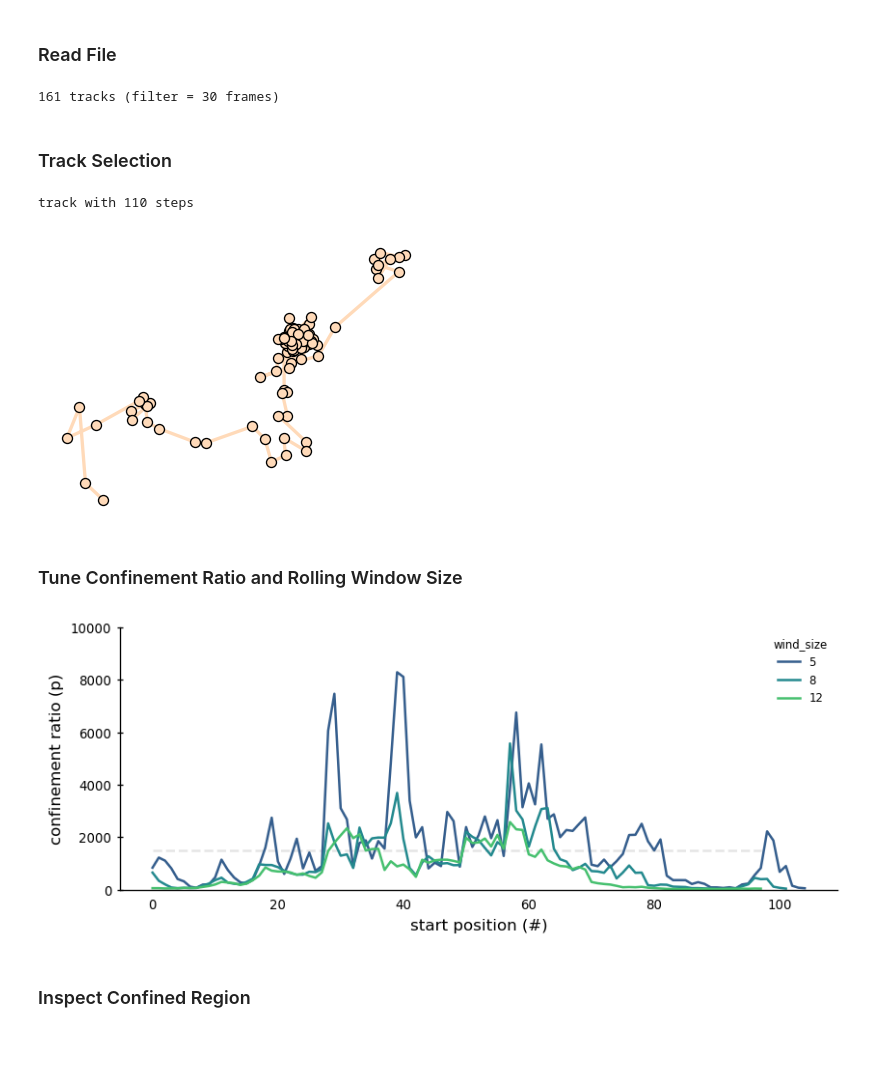
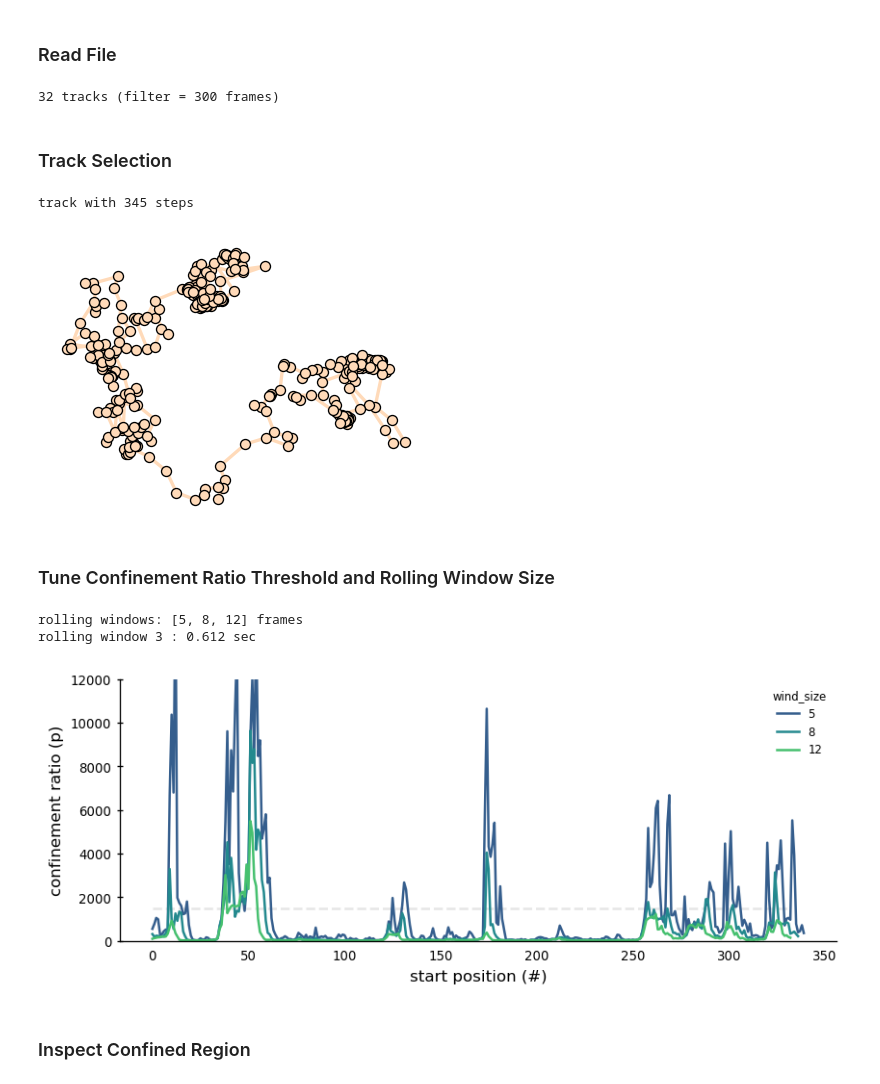
Before and after one commit to paulocaldas/Transient-Confinement-Analysis, a Jupyter notebook: Tune-Parameters-Single-Track-Confinement-Classification.ipynb, the cells around one changed output. Cells and saved outputs as stored; diff of their text form; code cells hidden in the pictures; blank space fills up the shorter version.

```diff
--- a/Tune-Parameters-Single-Track-Confinement-Classification.ipynb
+++ b/Tune-Parameters-Single-Track-Confinement-Classification.ipynb
@@ -8,32 +15,34 @@
 ### Read File
 # %%
 file = 'trajectories-examples/LA_Time_Lapse_23.06.2021_12_57_25_Exp3_51ms_p2_Tracks.xml'
-min_track_len = 30
+min_track_len = 300
 
 from bkg_func import main, utils, conf_ratio_func
 all_tracks, frame_rate, n_tracks = main.ReadTracks(file, minlen = min_track_len)
 # %% [output]
-161 tracks (filter = 30 frames)
+32 tracks (filter = 300 frames)
 # %% [markdown]
 ### Track Selection
 # %%
-i = 73
+i = 32
 
 track = utils.SingleTrack(all_tracks, i)
 utils.plotSingleTrack(track)
 # %% [output]
-track with 110 steps
+track with 345 steps
-[figure, old version]
+[figure, new version]
 # %% [markdown]
-### Tune Confinement Ratio and Rolling Window Size
+### Tune Confinement Ratio Threshold and Rolling Window Size
 # %%
 windows = [5, 8, 12]
 p_thres = 1500
 
-#conf_ratios = conf_ratio_func.TuneConfinementThreshold(track, frame_rate, conf_thres = p_thres, windows = windows)
-conf_ratio_func.PlotParameterTunnig(conf_ratios, thres = p_thres, ylim = 10000)
+conf_ratios = conf_ratio_func.TuneConfinementThreshold(track, frame_rate, conf_thres = p_thres, windows = windows)
+conf_ratio_func.PlotParameterTunnig(conf_ratios, thres = p_thres, ylim = 12000)
 # %% [output]
+rolling windows: [5, 8, 12] frames
+rolling window 3 : 0.612 sec
-[figure, old version]
+[figure, new version]
 # %% [markdown]
 ### Inspect Confined Region
 # %%
```
Also changed, not shown: parts of 4 cells of this notebook, 5 other files.
